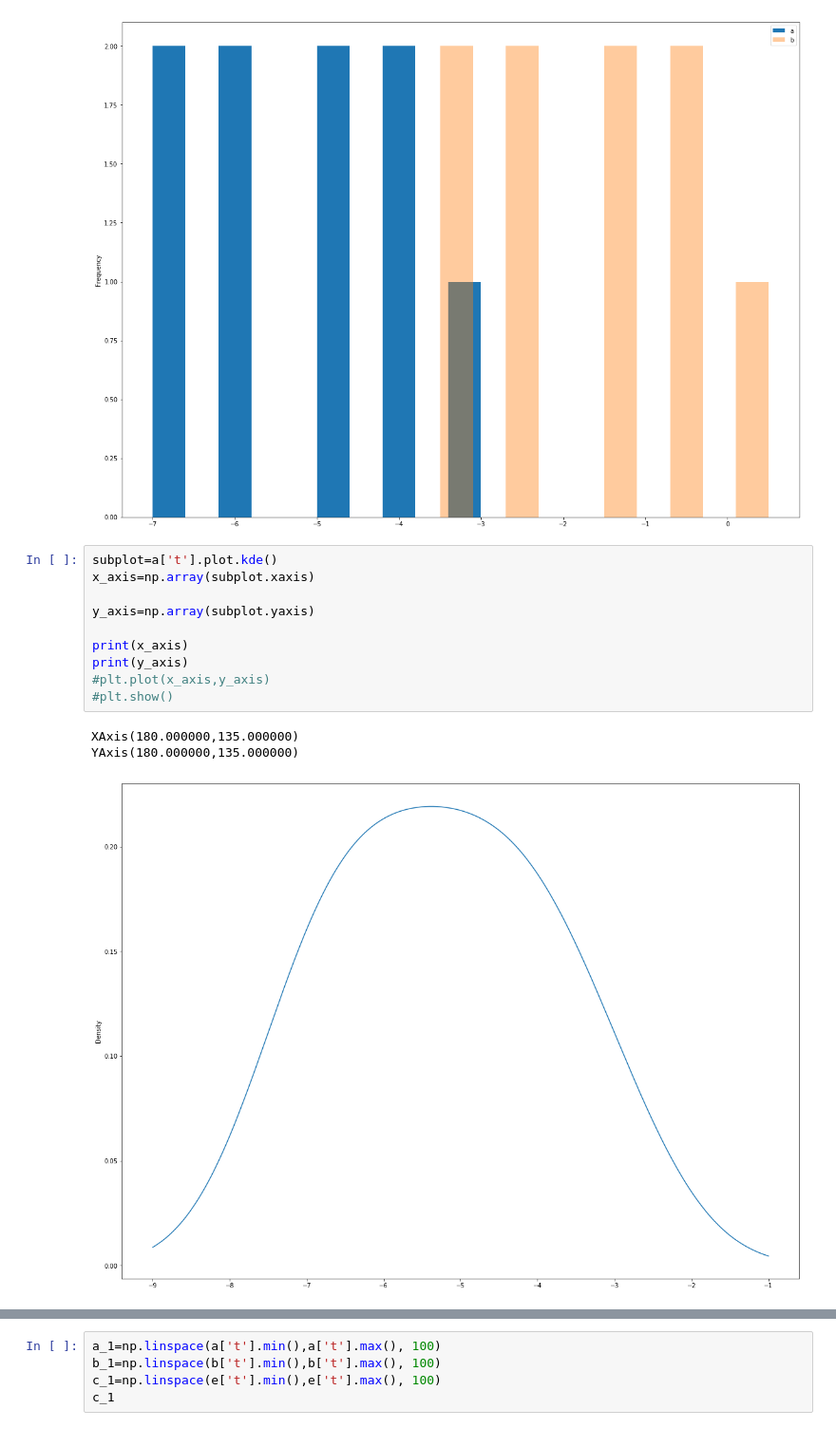
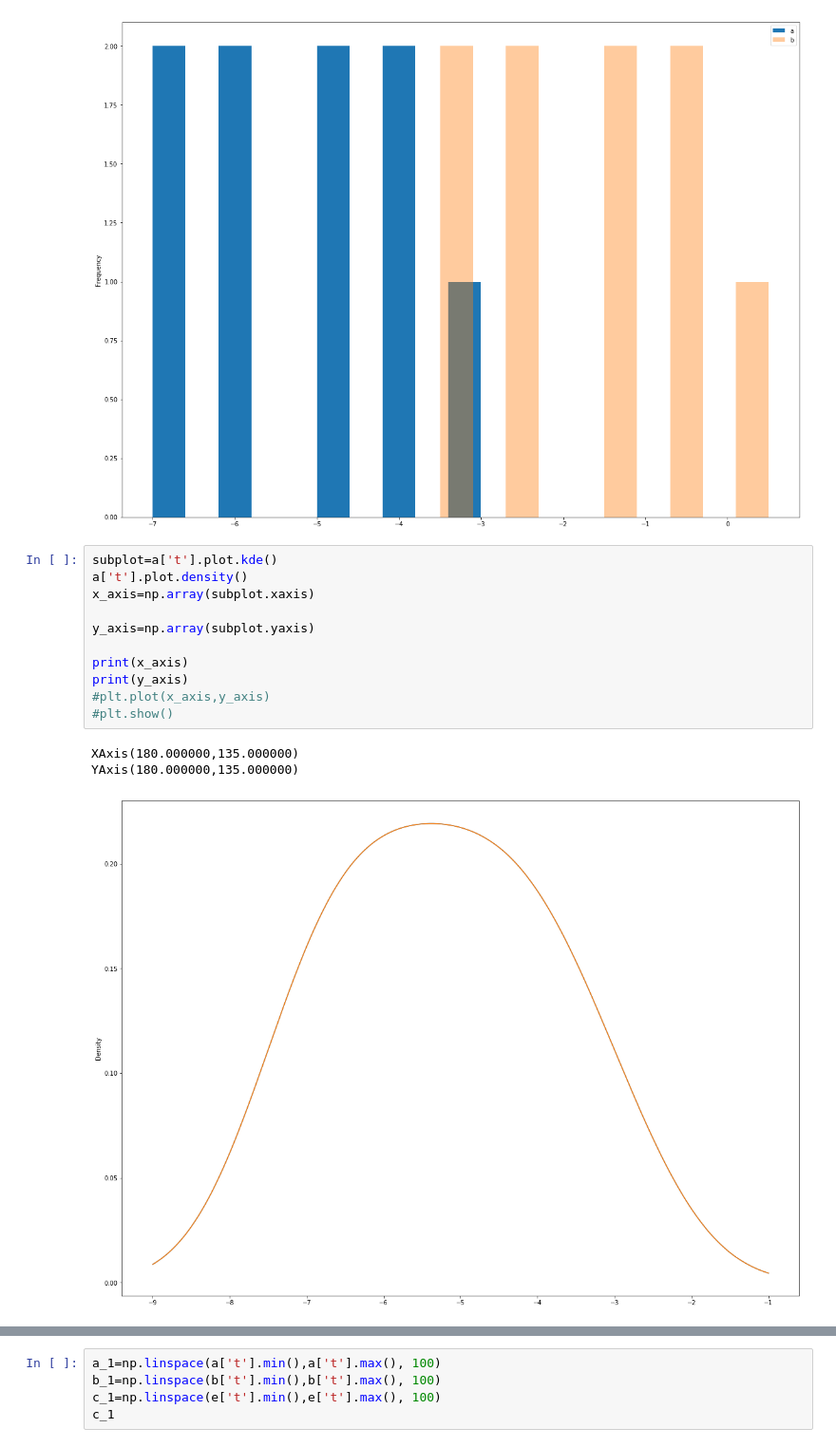
Before and after one commit to MAtthewCrow12/CrowleyDLP, a Jupyter notebook: Untitled5.ipynb, the cells around one changed output, grey strips where cells are left out. Shown at 95% size. Saved outputs shown, nothing was run; the diff lists cells and outputs as text.

```diff
--- a/Untitled5.ipynb
+++ b/Untitled5.ipynb
@@ -62,15 +63,16 @@ plt.show()
 [figure]
 # %%
 subplot=a['t'].plot.kde()
+a['t'].plot.density()
 x_axis=np.array(subplot.xaxis)
 
 y_axis=np.array(subplot.yaxis)
 
 print(x_axis)
 print(y_axis)
 #plt.plot(x_axis,y_axis)
 #plt.show()
 # %% [output]
 XAxis(180.000000,135.000000)
 YAxis(180.000000,135.000000)
-[figure, old version]
+[figure, new version]
```
Also changed, not shown: parts of 2 cells of this notebook.
